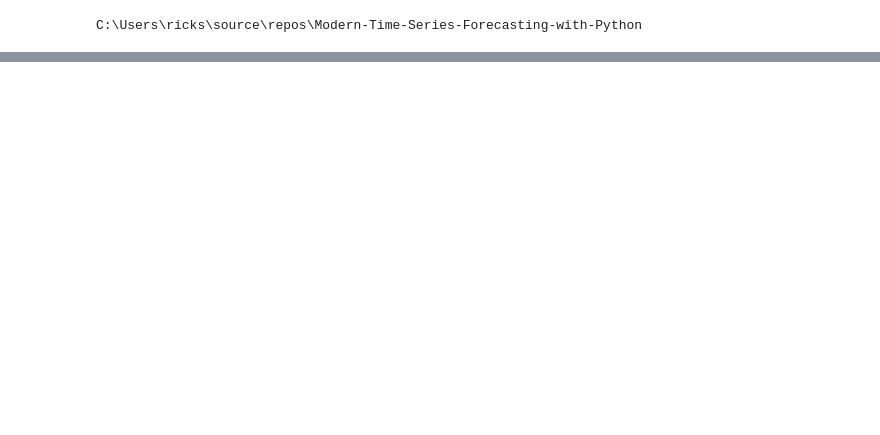
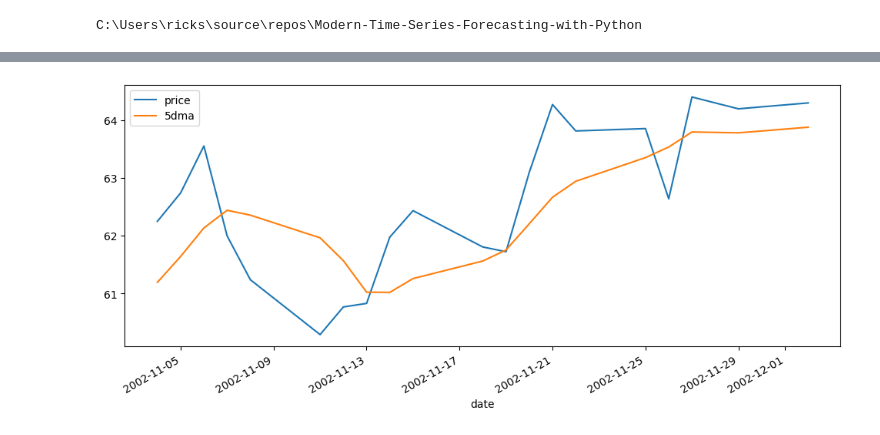
Before and after one commit to ricksiple/Modern-Time-Series-Forecasting-with-Python, a Jupyter notebook: notebooks/Chapter02/Work-01.ipynb, the cells around one changed output, grey strips where cells are left out. Saved outputs shown, nothing was run; the diff lists cells and outputs as text; code cells hidden in the pictures; blank space fills up the shorter version.

```diff
--- a/notebooks/Chapter02/Work-01.ipynb
+++ b/notebooks/Chapter02/Work-01.ipynb
@@ -49,0 +50,12 @@ src.plot()
+# %%
+plot_df = pd.DataFrame(df)
+plot_df["5dma"] = df["price"].rolling(window=5).mean()
+
+plot_df = plot_df.dropna()
+plot_df = plot_df[20:40]
+
+plot_df.plot(figsize)
+
+#del plot_df
+# %% [output]
+[figure, added]
```
Also changed, not shown: parts of 5 cells of this notebook, 2 other files.
